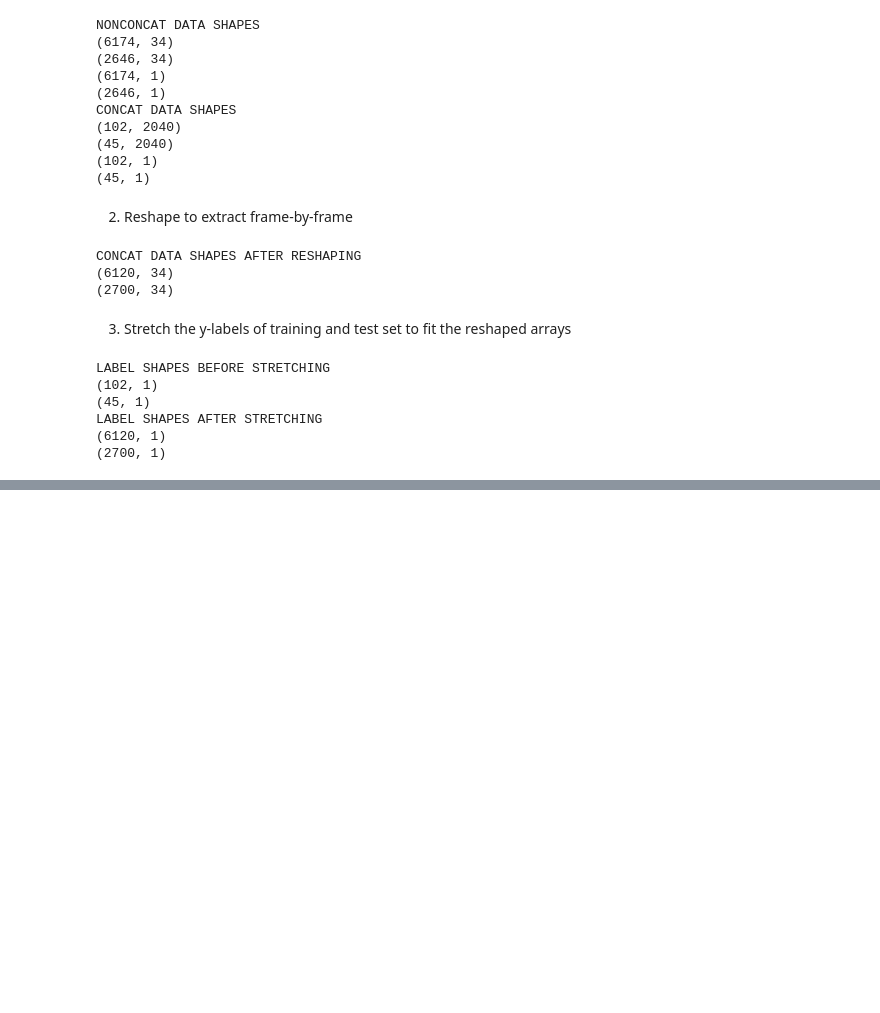
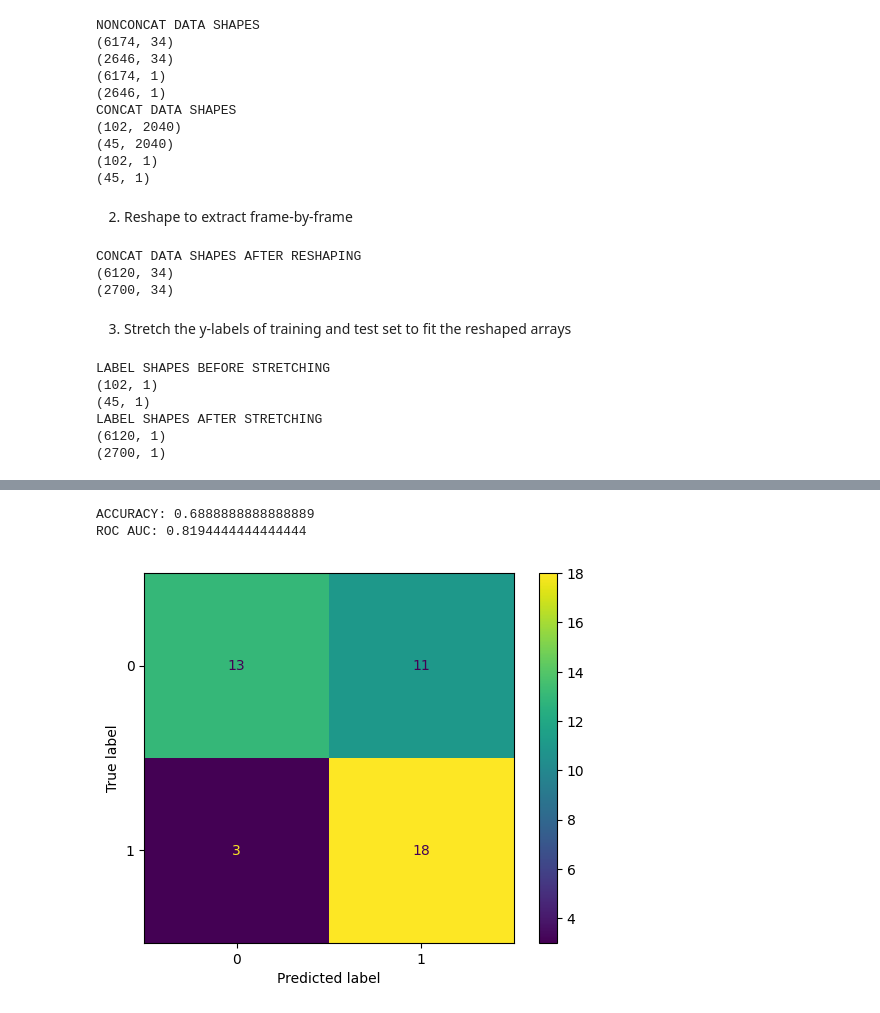
Before and after one commit to afnanmmir/Shot-Predictor, a Jupyter notebook: models/rev2_catboost/rev2cboost.ipynb, the cells around one changed output, grey strips where cells are left out. Cells and saved outputs as stored; diff of their text form; code cells hidden in the pictures; blank space fills up the shorter version.

```diff
--- a/models/rev2_catboost/rev2cboost.ipynb
+++ b/models/rev2_catboost/rev2cboost.ipynb
@@ -265,0 +293,40 @@ ROC AUC: 0.7096450617283951
+# %%
+preds = []
+softpreds = []
+for clip in X_test_C: # go over all of the clips concat vectors in X_test_C
+    clip = np.reshape(clip,(1,-1))
+    numrows = int((clip.shape[0]*clip.shape[1])/34) #should be 60 for our standard, but this keeps it dynamic
+    numcols = int((clip.shape[0]*clip.shape[1])/numrows) #should always end up as 34
+    clip = np.reshape(clip,(numrows, numcols))
+
+    #classify each row in clip
+    clipPreds = cbm.predict(clip)
+    clipSoftPreds = cbm.predict_proba(clip)[:,1]
+    softprediction = np.average(clipSoftPreds)
+
+    prediction = np.sum(clipPreds)
+    if(prediction < (clipPreds.shape[0]/2)):
+        prediction = 0
+    else:
+        prediction = 1
+
+    preds.append(prediction)
+    softpreds.append(softprediction)
+preds = np.asarray(preds)
+softpreds = np.asarray(softpreds)
+# %%
+from sklearn.metrics import confusion_matrix, ConfusionMatrixDisplay, roc_auc_score, accuracy_score
+import matplotlib.pyplot as plt
+
+preds = np.reshape(preds,(-1,1))
+print("ACCURACY: "+str(accuracy_score(y_test_C,preds)))
+print("ROC AUC: "+str(roc_auc_score(y_test_C,softpreds)))
+
+cmat = confusion_matrix(y_test_C,preds)
+disp = ConfusionMatrixDisplay(cmat)
+disp.plot()
+plt.show()
+# %% [output]
+ACCURACY: 0.6888888888888889
+ROC AUC: 0.8194444444444444
+[figure, added]
```
Also changed, not shown: parts of 18 cells of this notebook, 8 other files.
